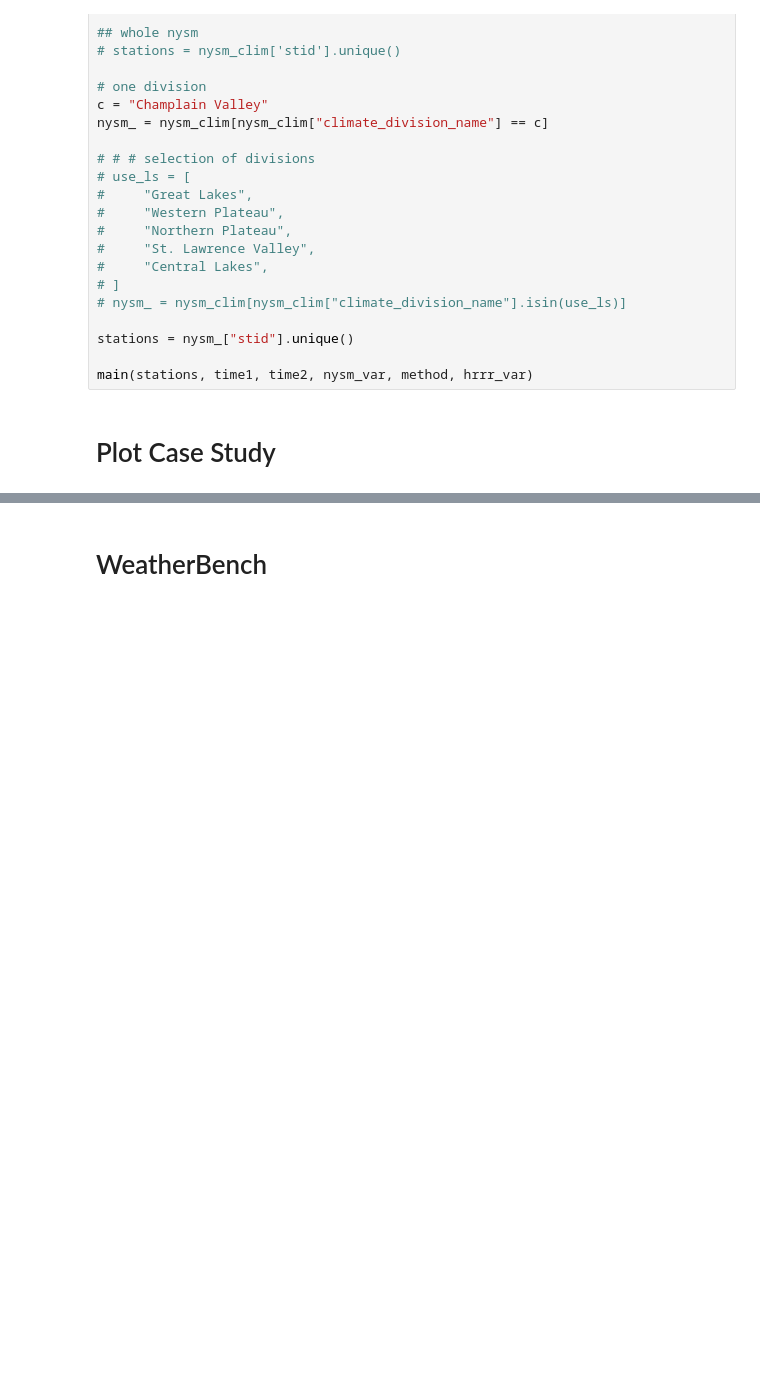
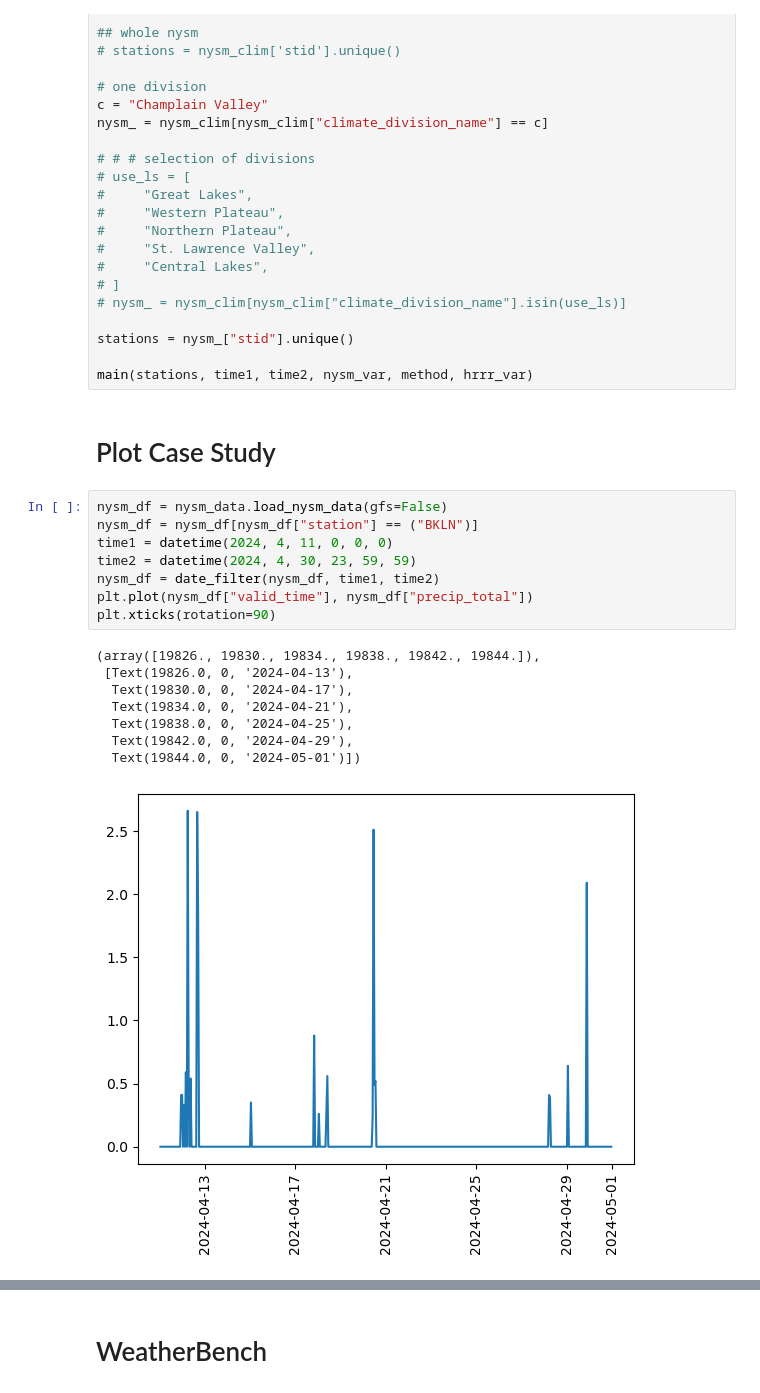
Before and after one commit to shmaronshmevans/nwp_bias, a Jupyter notebook: src/machine_learning/notebooks/high_impact_weather.ipynb, the cells around one changed output, grey strips where cells are left out. Saved outputs shown, nothing was run; the diff lists cells and outputs as text; blank space fills up the shorter version.

```diff
--- a/src/machine_learning/notebooks/high_impact_weather.ipynb
+++ b/src/machine_learning/notebooks/high_impact_weather.ipynb
@@ -566,3 +578,20 @@ stations = nysm_["stid"].unique()
 main(stations, time1, time2, nysm_var, method, hrrr_var)
 # %% [markdown]
 # Plot Case Study
+# %%
+nysm_df = nysm_data.load_nysm_data(gfs=False)
+nysm_df = nysm_df[nysm_df["station"] == ("BKLN")]
+time1 = datetime(2024, 4, 11, 0, 0, 0)
+time2 = datetime(2024, 4, 30, 23, 59, 59)
+nysm_df = date_filter(nysm_df, time1, time2)
+plt.plot(nysm_df["valid_time"], nysm_df["precip_total"])
+plt.xticks(rotation=90)
+# %% [output]
+(array([19826., 19830., 19834., 19838., 19842., 19844.]),
+ [Text(19826.0, 0, '2024-04-13'),
+  Text(19830.0, 0, '2024-04-17'),
+  Text(19834.0, 0, '2024-04-21'),
+  Text(19838.0, 0, '2024-04-25'),
+  Text(19842.0, 0, '2024-04-29'),
+  Text(19844.0, 0, '2024-05-01')])
+[figure, added]
```
Also changed, not shown: parts of 9 cells of this notebook, 11 other files.
